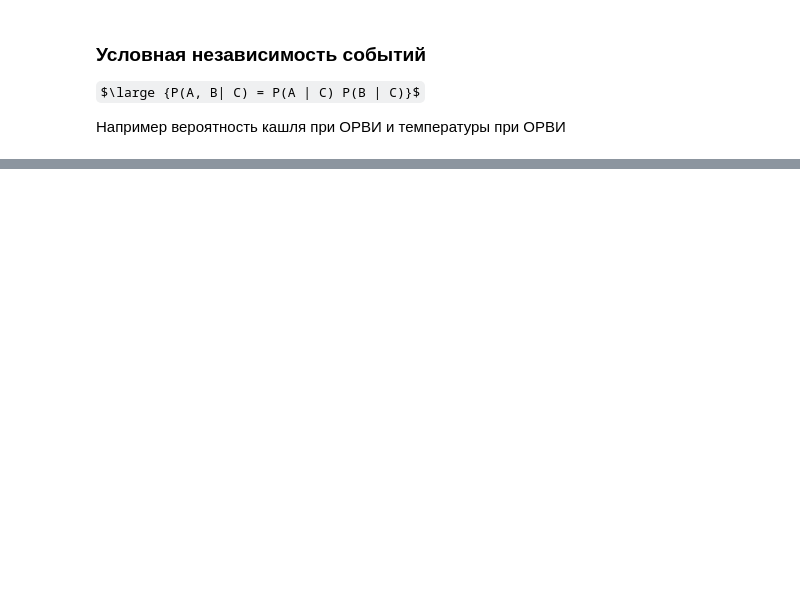
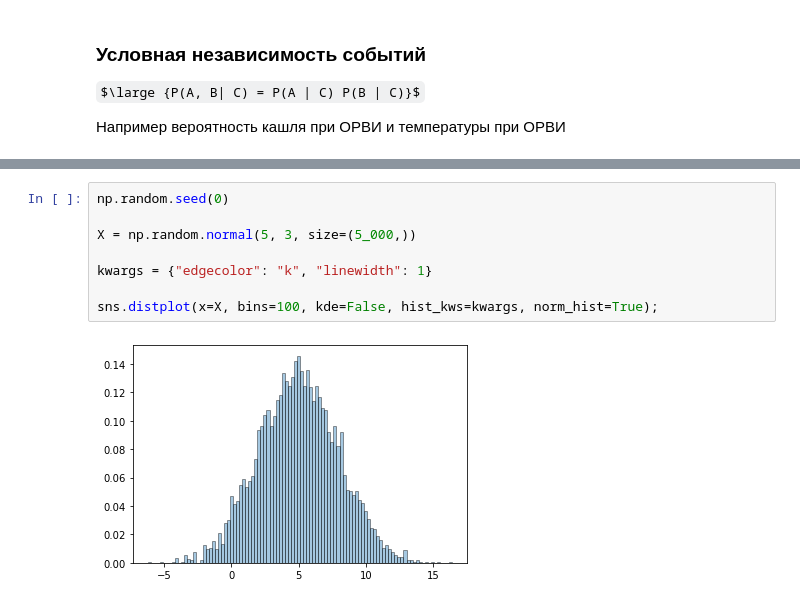
Before and after one commit to IMDxD/MLIsuct, a Jupyter notebook: fall2021/lecture2/probability.ipynb, the cells around one changed output, grey strips where cells are left out. Saved outputs shown, nothing was run; the diff lists cells and outputs as text; some formulas as TeX source; blank space fills up the shorter version.

```diff
--- a/fall2021/lecture2/probability.ipynb
+++ b/fall2021/lecture2/probability.ipynb
@@ -137,0 +354,10 @@ plt.grid(True);
+# %%
+np.random.seed(0)
+
+X = np.random.normal(5, 3, size=(5_000,))
+
+kwargs = {"edgecolor": "k", "linewidth": 1}
+
+sns.distplot(x=X, bins=100, kde=False, hist_kws=kwargs, norm_hist=True);
+# %% [output]
+[figure, added]
```
Also changed, not shown: parts of 21 cells of this notebook.
